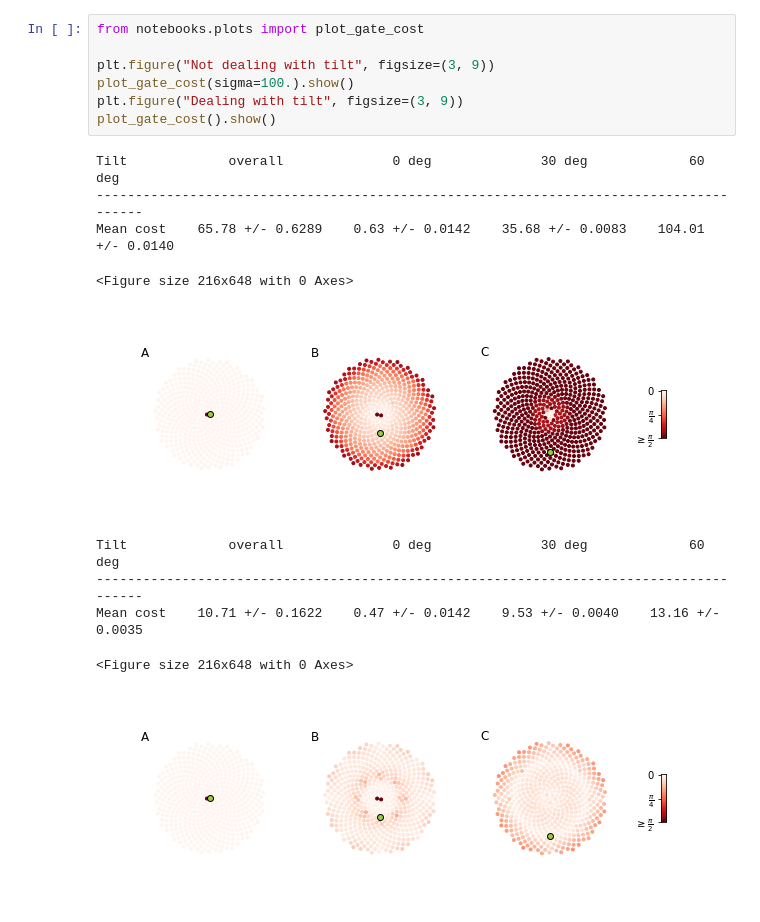
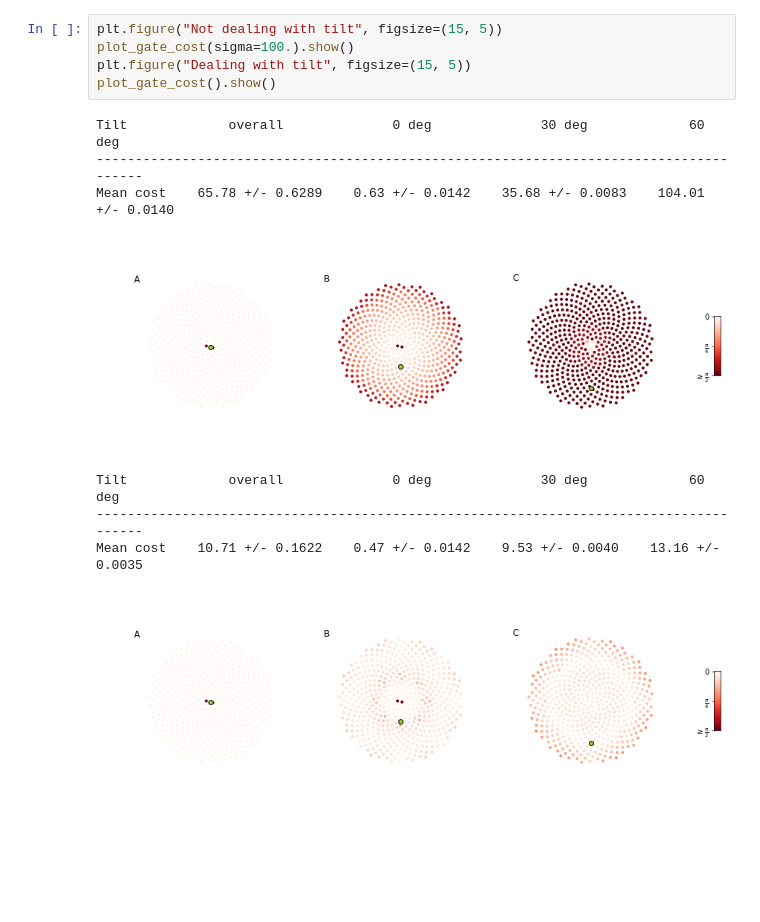
Before and after one commit to InsectRobotics/insectvision, a Jupyter notebook: notebooks/plos.ipynb, the cells around one changed output. Drawn from its saved outputs; the diff is of its cells as text; blank space fills up the shorter version.

```diff
--- a/notebooks/plos.ipynb
+++ b/notebooks/plos.ipynb
@@ -111,19 +99,15 @@ Minimum cost (10.47) for Sigma = 13.00, Shift = 39.00
 # %%
-from notebooks.plots import plot_gate_cost
-
-plt.figure("Not dealing with tilt", figsize=(3, 9))
+plt.figure("Not dealing with tilt", figsize=(15, 5))
 plot_gate_cost(sigma=100.).show()
-plt.figure("Dealing with tilt", figsize=(3, 9))
+plt.figure("Dealing with tilt", figsize=(15, 5))
 plot_gate_cost().show()
 # %% [output]
 Tilt             overall              0 deg              30 deg             60 deg
 ---------------------------------------------------------------------------------------
 Mean cost    65.78 +/- 0.6289    0.63 +/- 0.0142    35.68 +/- 0.0083    104.01 +/- 0.0140
+[figure, new version]
-<Figure size 216x648 with 0 Axes>
+Tilt             overall              0 deg              30 deg             60 deg
+---------------------------------------------------------------------------------------
+Mean cost    10.71 +/- 0.1622    0.47 +/- 0.0142    9.53 +/- 0.0040    13.16 +/- 0.0035
-[figure, old version]
-Tilt             overall              0 deg              30 deg             60 deg
----------------------------------------------------------------------------------------
-Mean cost    10.71 +/- 0.1622    0.47 +/- 0.0142    9.53 +/- 0.0040    13.16 +/- 0.0035
-<Figure size 216x648 with 0 Axes>
-[figure, old version]
+[figure, new version]
 # %%
```
Also changed, not shown: parts of 15 cells of this notebook, 21 other files.
